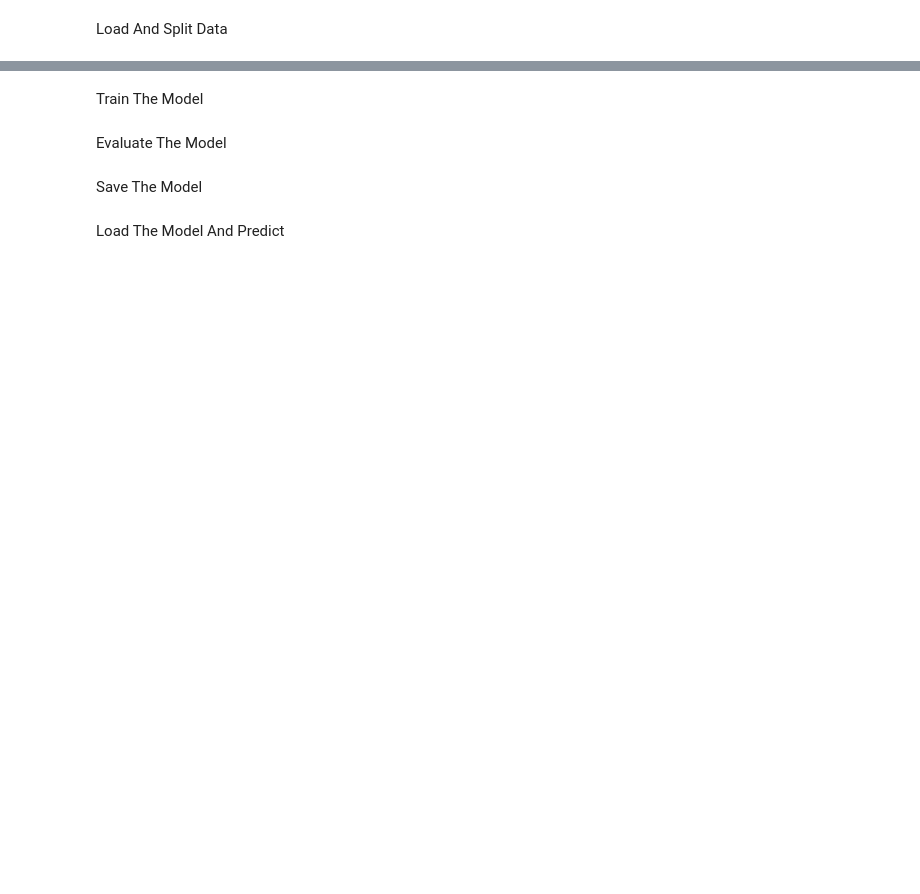
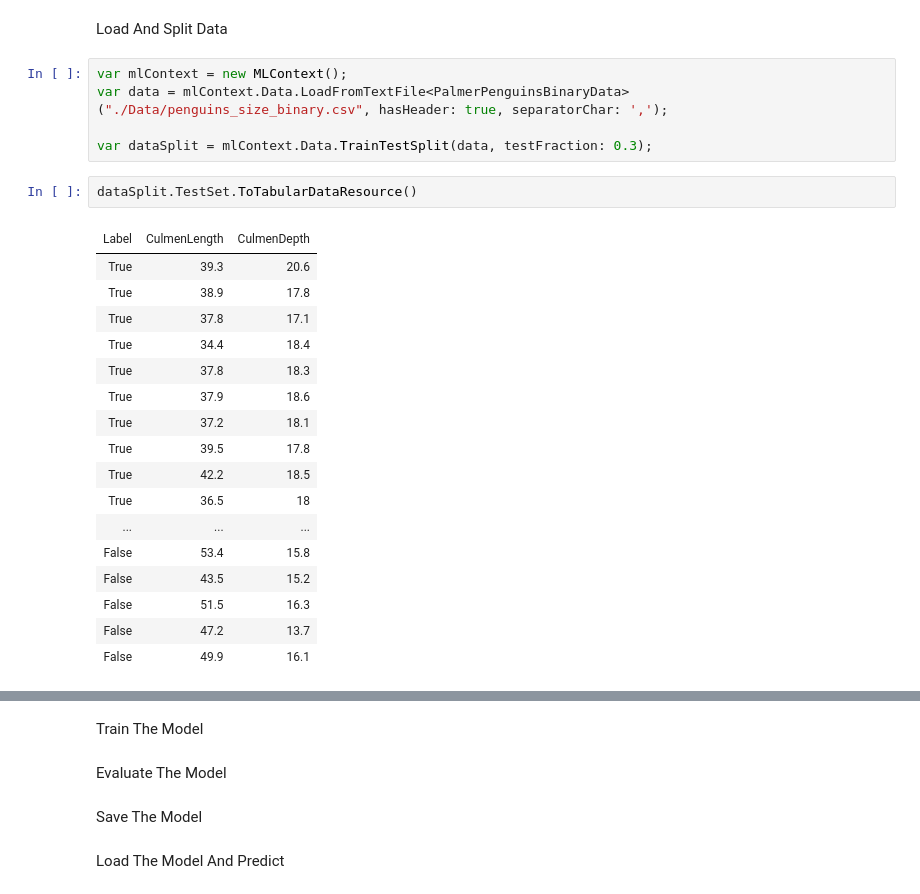
Before and after one commit to marb61a/ML.net-Projects, a Jupyter notebook: NBRandomForest/RandomForest.ipynb, the cells around one changed output, grey strips where cells are left out. Drawn from its saved outputs; the diff is of its cells as text; blank space fills up the shorter version.

Commit message:
Updated notebook with data model and data splitting

```diff
--- a/NBRandomForest/RandomForest.ipynb
+++ b/NBRandomForest/RandomForest.ipynb
@@ -33,2 +50,27 @@ Data Models
 # %% [markdown]
 Load And Split Data
+# %%
+var mlContext = new MLContext();
+var data = mlContext.Data.LoadFromTextFile<PalmerPenguinsBinaryData>("./Data/penguins_size_binary.csv", hasHeader: true, separatorChar: ',');
+
+var dataSplit = mlContext.Data.TrainTestSplit(data, testFraction: 0.3);
+# %%
+dataSplit.TestSet.ToTabularDataResource()
+# %% [output]
+| Label | CulmenLength | CulmenDepth |
+| True | 39.3 | 20.6 |
+| True | 38.9 | 17.8 |
+| True | 37.8 | 17.1 |
+| True | 34.4 | 18.4 |
+| True | 37.8 | 18.3 |
+| True | 37.9 | 18.6 |
+| True | 37.2 | 18.1 |
+| True | 39.5 | 17.8 |
+| True | 42.2 | 18.5 |
+| True | 36.5 | 18 |
+| ... | ... | ... |
+| False | 53.4 | 15.8 |
+| False | 43.5 | 15.2 |
+| False | 51.5 | 16.3 |
+| False | 47.2 | 13.7 |
+| False | 49.9 | 16.1 |
```
Also changed, not shown: parts of 2 cells of this notebook.
